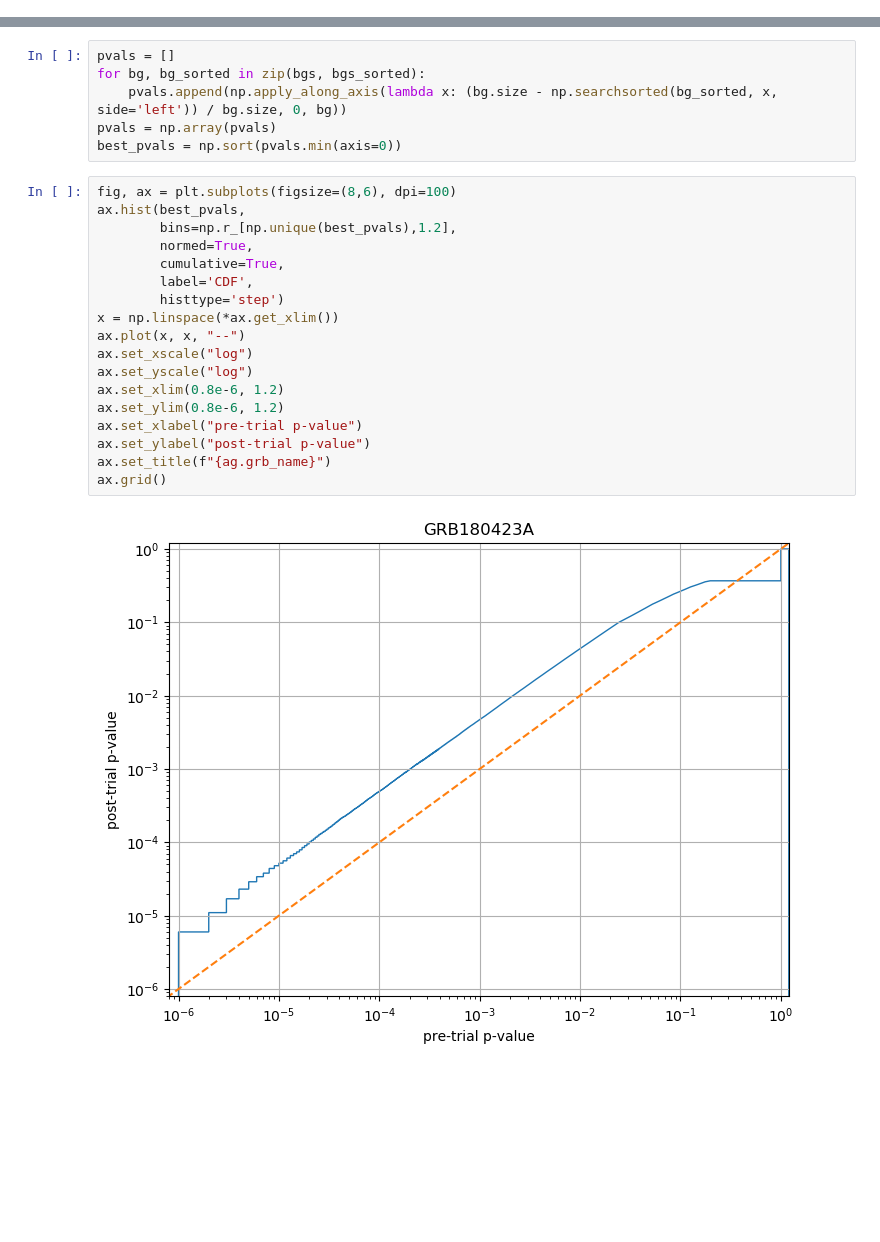
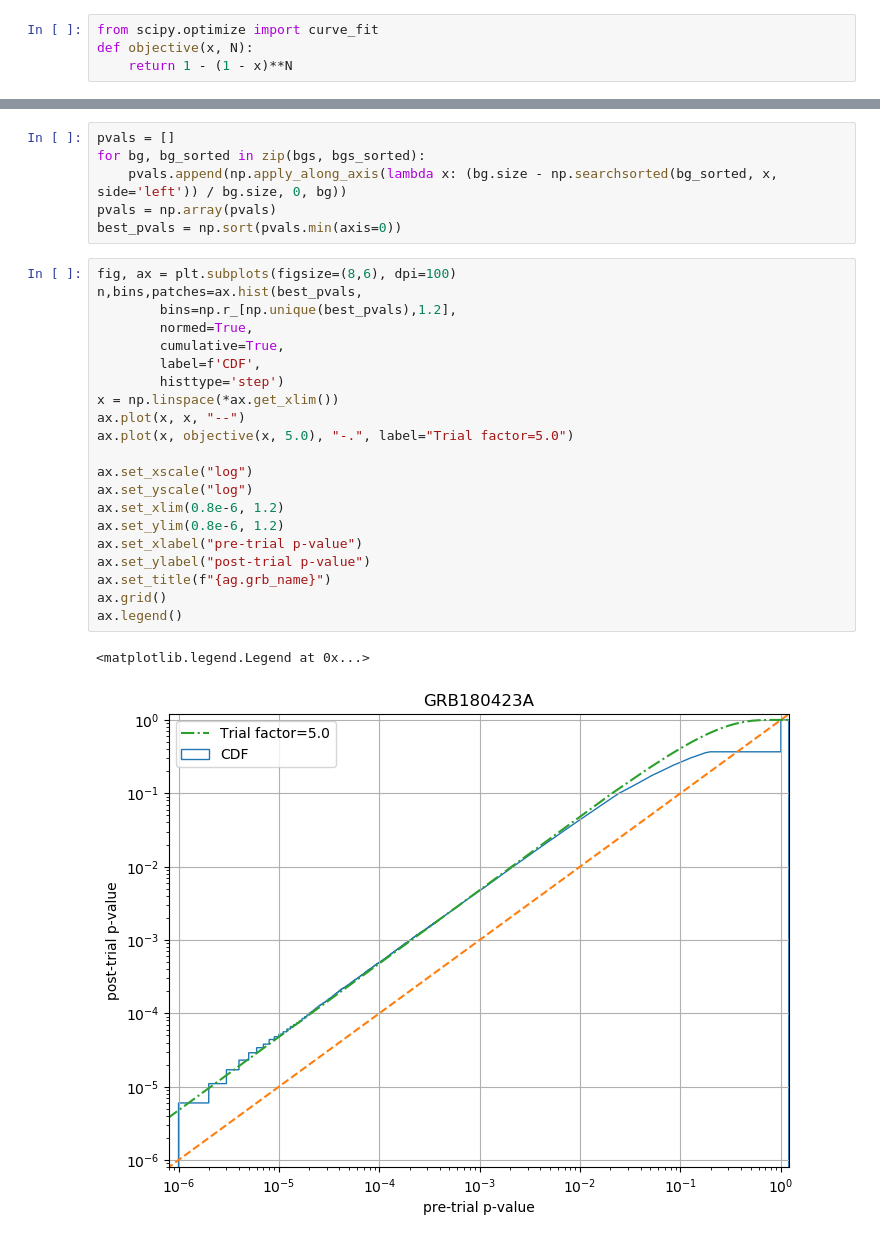
Before and after one commit to ChujieChen/greco_grb, a Jupyter notebook: notebooks/10_effective_trials_factor.ipynb, the cells around one changed output, grey strips where cells are left out. Saved outputs shown, nothing was run; the diff lists cells and outputs as text; blank space fills up the shorter version.

```diff
--- a/notebooks/10_effective_trials_factor.ipynb
+++ b/notebooks/10_effective_trials_factor.ipynb
@@ -48,6 +48,10 @@ class args:
         self.tw_in_second = tw_in_second
         self.ncpu = ncpu
         self.n_injs = n_injs
+# %%
+from scipy.optimize import curve_fit
+def objective(x, N):
+    return 1 - (1 - x)**N
 # %%
 ag = args(grb_name="GRB180423A")
 bg_files = sorted(glob(ANA_DIR + f"/allsky_scan/with_prior_background/tw*/{ag.grb_name}_*.npz"),
@@ -63,21 +67,25 @@ pvals = np.array(pvals)
 best_pvals = np.sort(pvals.min(axis=0))
 # %%
 fig, ax = plt.subplots(figsize=(8,6), dpi=100)
-ax.hist(best_pvals,
+n,bins,patches=ax.hist(best_pvals,
         bins=np.r_[np.unique(best_pvals),1.2],
         normed=True,
         cumulative=True,
-        label='CDF',
+        label=f'CDF',
         histtype='step')
 x = np.linspace(*ax.get_xlim())
 ax.plot(x, x, "--")
+ax.plot(x, objective(x, 5.0), "-.", label="Trial factor=5.0")
+
 ax.set_xscale("log")
 ax.set_yscale("log")
 ax.set_xlim(0.8e-6, 1.2)
 ax.set_ylim(0.8e-6, 1.2)
 ax.set_xlabel("pre-trial p-value")
 ax.set_ylabel("post-trial p-value")
 ax.set_title(f"{ag.grb_name}")
 ax.grid()
+ax.legend()
 # %% [output]
+<matplotlib.legend.Legend at 0x...>
-[figure, old version]
+[figure, new version]
```
Also changed, not shown: parts of 3 cells of this notebook.
